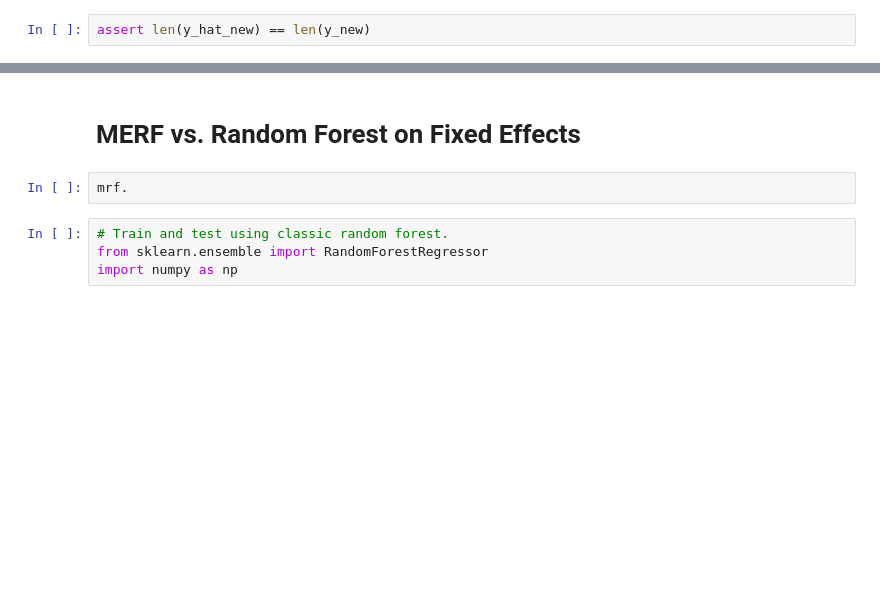
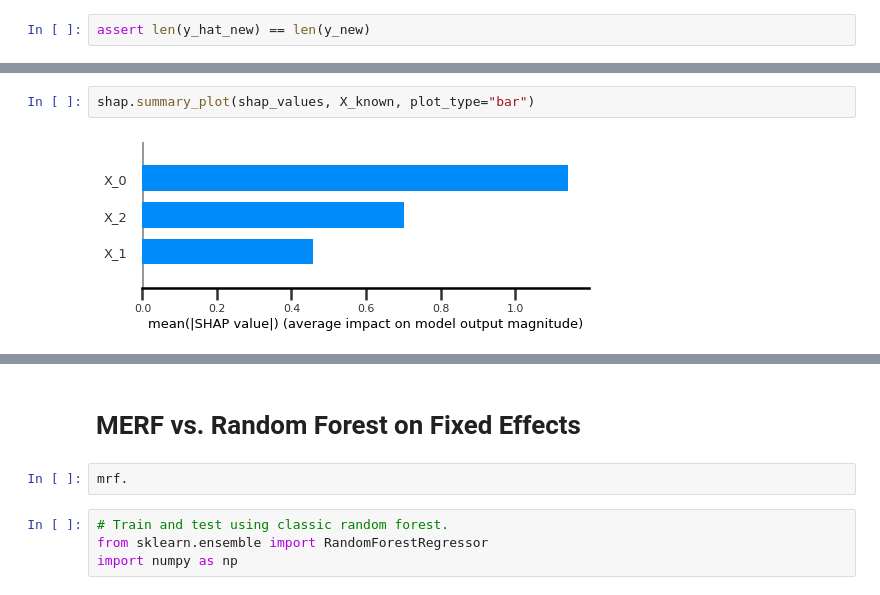
Before and after one commit to manifoldai/merf, a Jupyter notebook: notebooks/MERF Example.ipynb, the cells around one changed output, grey strips where cells are left out. Cells and saved outputs as stored; diff of their text form; blank space fills up the shorter version.

```diff
--- a/notebooks/MERF Example.ipynb
+++ b/notebooks/MERF Example.ipynb
@@ -147,0 +186,4 @@ assert len(y_hat_new) == len(y_new)
+# %%
+shap.summary_plot(shap_values, X_known, plot_type="bar")
+# %% [output]
+[figure, added]
```
Also changed, not shown: parts of 17 cells of this notebook, 2 other files.
